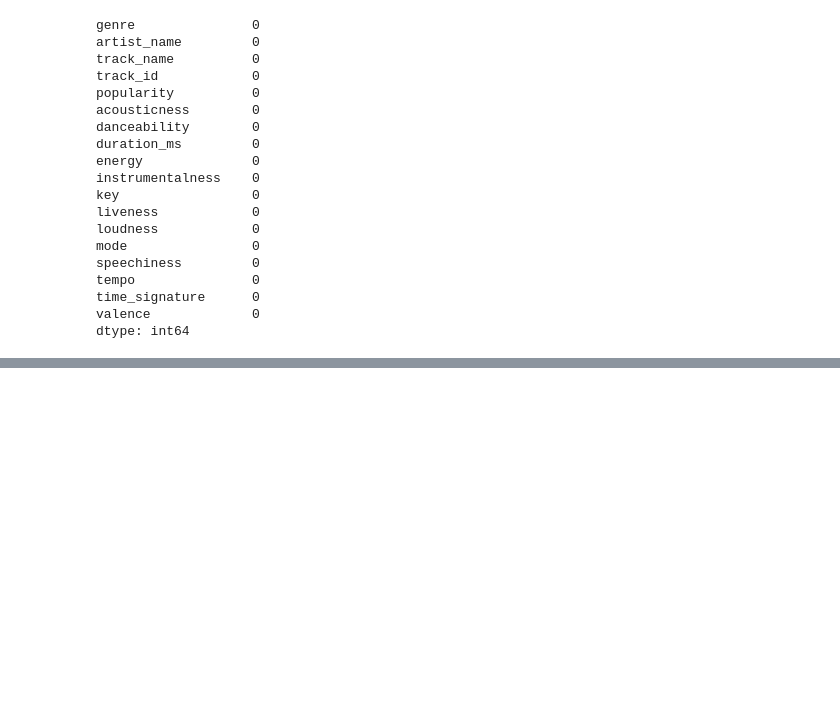
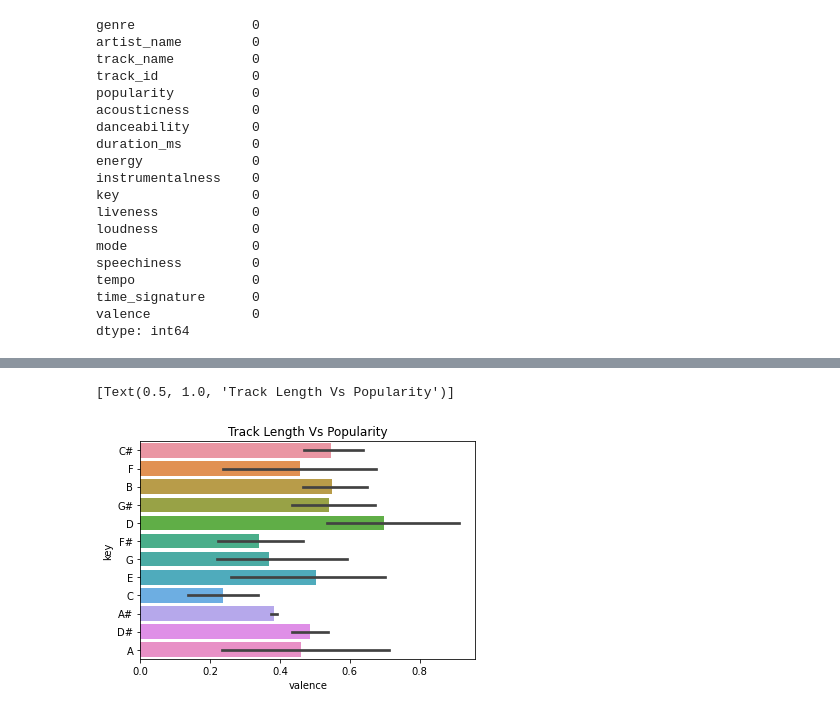
Before and after one commit to adriancabalo/CCIC_DS1, a Jupyter notebook: DS1 Final.ipynb, the cells around one changed output, grey strips where cells are left out. Cells and saved outputs as stored; diff of their text form; code cells hidden in the pictures; blank space fills up the shorter version.

```diff
--- a/DS1 Final.ipynb
+++ b/DS1 Final.ipynb
@@ -82,0 +109,5 @@ df.describe().transpose()
+# %%
+sns.barplot(data = valence, y = 'key', x = 'valence').set(title = "Track Length Vs Popularity")
+# %% [output]
+[Text(0.5, 1.0, 'Track Length Vs Popularity')]
+[figure, added]
```
Also changed, not shown: parts of 9 cells of this notebook.
